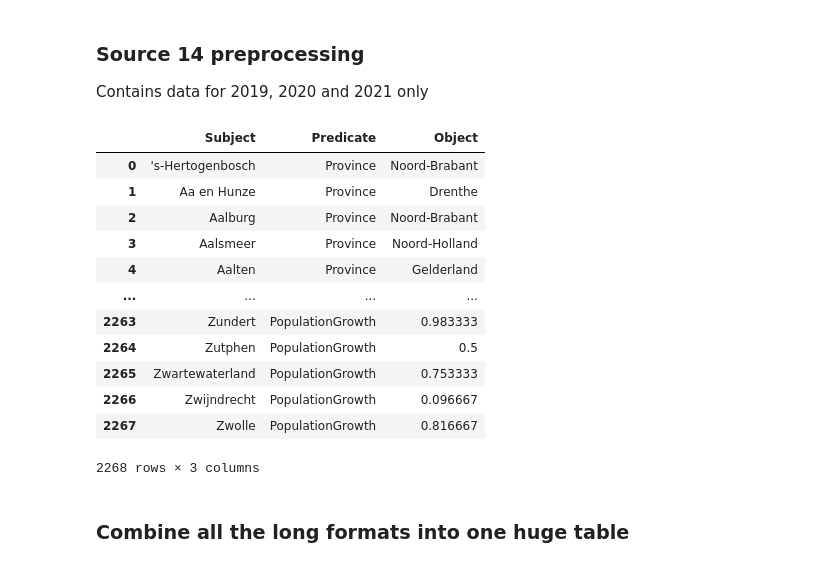
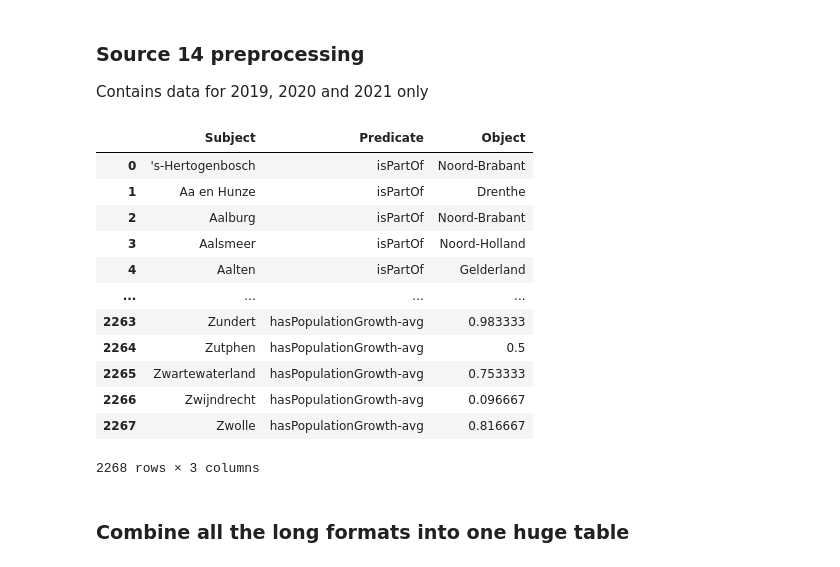
Before and after one commit to reikichan/2AMD20, a Jupyter notebook: preprocessing.ipynb, the cells around one changed output. Cells and saved outputs as stored; diff of their text form; code cells hidden in the pictures.

```diff
--- a/preprocessing.ipynb
+++ b/preprocessing.ipynb
@@ -825,45 +819,46 @@ source_14["Perioden"] = source_14["Perioden"].str.replace("*","")
 source_14["Regio's"] = source_14["Regio's"].str[1:]
 source_14["Regio's"] = source_14["Regio's"].str[:-1]
 
 source_14.rename(columns={"Regio's": "Gemeentenaam"}, inplace = True)
 merged_source_14 = pd.merge(df_final, source_14, on = "Gemeentenaam", how='right')
 
 merged_source_14.drop(merged_source_14[merged_source_14['Provincienaam'].isnull()].index, inplace=True)
 
 merged_source_14['Bevolkingsgroei/Bevolkingsgroei, relatief (%)'] = merged_source_14['Bevolkingsgroei/Bevolkingsgroei, relatief (%)'].str.replace(',','.')
 merged_source_14['Bevolkingsgroei/Bevolkingsgroei, relatief (%)'] = pd.to_numeric(merged_source_14['Bevolkingsgroei/Bevolkingsgroei, relatief (%)'])
 
 columns = merged_source_14.columns[3:]
 for column in columns:
     means = {}
     for provincienaam in merged_source_14['Provincienaam'].unique():
         means[provincienaam] = merged_source_14[merged_source_14['Provincienaam'] == provincienaam][column].mean()
     for i, row in merged_source_14[merged_source_14[column].isnull()].iterrows():
         merged_source_14.at[i, column] = means[row['Provincienaam']]
 
 # compute mean for all years
 condition = merged_source_14.groupby(['Gemeentenaam', 'Provincienaam'])
 merged_source_14 = condition.mean(['Bevolking aan het begin van de periode (aantal)', 'Levend geboren kinderen (aantal)', 'Overledenen (aantal)', 'Vertrek uit de gemeente/Vertrek naar andere gemeente (aantal)', 'Bevolkingsgroei/Bevolkingsgroei, relatief (%)']).reset_index()
 
 # Translate
-merged_source_14.columns = ['Municipality','Province','Population','LiveBornChildren','Deceased','DepartureToAnotherMunicipality','PopulationGrowth']
+merged_source_14.columns = ['Municipality','isPartOf','hasPopulation-avg','hasLiveBornChildren-avg','hasDeceased-avg','hasDepartureToAnotherMunicipality-avg','hasPopulationGrowth-avg']
 
 spo_14 = merged_source_14.melt(id_vars=['Municipality'], var_name='Predicate', value_name='Object')
 spo_14.rename(columns={"Municipality": "Subject"}, inplace = True)
+
 spo_14
 # %% [output]
 |  | Subject | Predicate | Object |
-| 0 | 's-Hertogenbosch | Province | Noord-Brabant |
-| 1 | Aa en Hunze | Province | Drenthe |
-| 2 | Aalburg | Province | Noord-Brabant |
-| 3 | Aalsmeer | Province | Noord-Holland |
-| 4 | Aalten | Province | Gelderland |
+| 0 | 's-Hertogenbosch | isPartOf | Noord-Brabant |
+| 1 | Aa en Hunze | isPartOf | Drenthe |
+| 2 | Aalburg | isPartOf | Noord-Brabant |
+| 3 | Aalsmeer | isPartOf | Noord-Holland |
+| 4 | Aalten | isPartOf | Gelderland |
 | ... | ... | ... | ... |
-| 2263 | Zundert | PopulationGrowth | 0.983333 |
-| 2264 | Zutphen | PopulationGrowth | 0.5 |
-| 2265 | Zwartewaterland | PopulationGrowth | 0.753333 |
-| 2266 | Zwijndrecht | PopulationGrowth | 0.096667 |
-| 2267 | Zwolle | PopulationGrowth | 0.816667 |
+| 2263 | Zundert | hasPopulationGrowth-avg | 0.983333 |
+| 2264 | Zutphen | hasPopulationGrowth-avg | 0.5 |
+| 2265 | Zwartewaterland | hasPopulationGrowth-avg | 0.753333 |
+| 2266 | Zwijndrecht | hasPopulationGrowth-avg | 0.096667 |
+| 2267 | Zwolle | hasPopulationGrowth-avg | 0.816667 |
 2268 rows × 3 columns
 # %% [markdown]
 ### Combine all the long formats into one huge table
```
Also changed, not shown: parts of 13 cells of this notebook, 1 other file.
